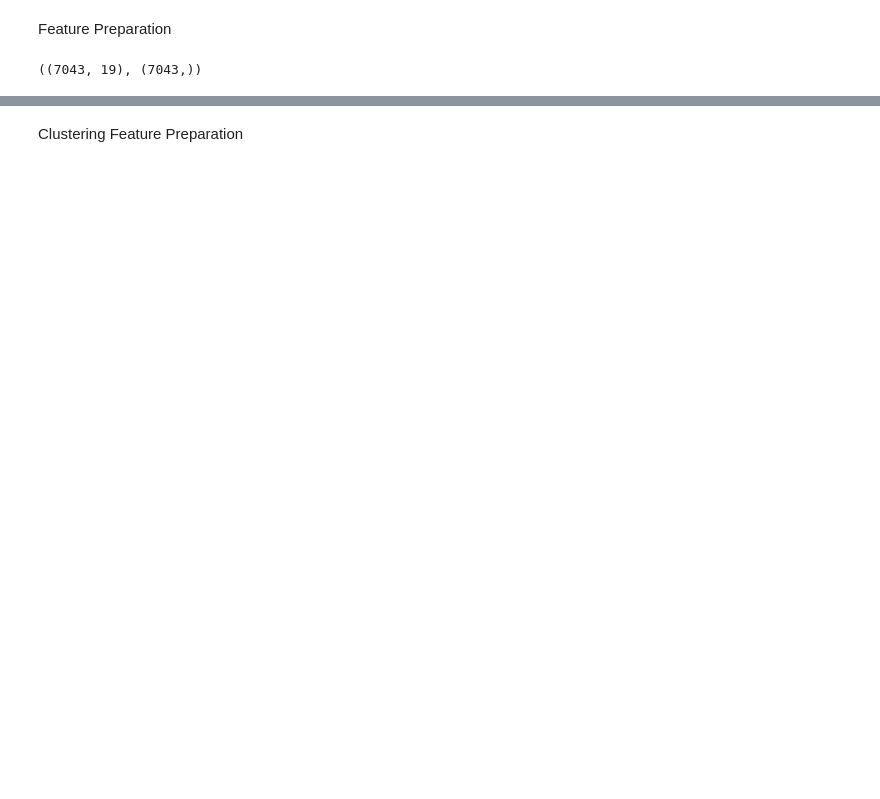
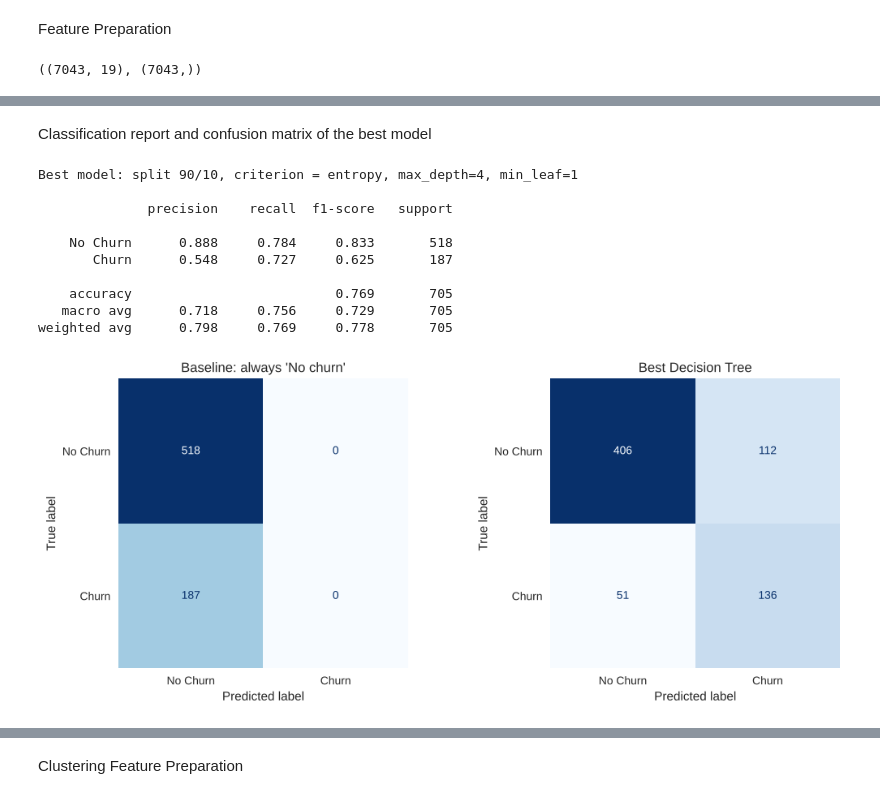
Before and after one commit to najla-alhusaini/it326-telco-churn, a Jupyter notebook: Reports/Phase3.ipynb, the cells around one changed output, grey strips where cells are left out. Drawn from its saved outputs; the diff is of its cells as text; code cells hidden in the pictures; blank space fills up the shorter version.

```diff
--- a/Reports/Phase3.ipynb
+++ b/Reports/Phase3.ipynb
@@ -1118,0 +1022,16 @@ dtype: object
+# %%
+def evaluate(model, X_test, y_test):
+    """Imbalance-aware evaluation on the held-out test set (positive class = Churn)."""
+    y_pred = model.predict(X_test)
+    y_prob = model.predict_proba(X_test)[:, 1]
+    return {
+        "Accuracy": accuracy_score(y_test, y_pred),
+        "Balanced Acc": balanced_accuracy_score(y_test, y_pred),
+        "Precision (Churn)": precision_score(y_test, y_pred, zero_division=0),
+        "Recall (Churn)": recall_score(y_test, y_pred),
+        "F1 (Churn)": f1_score(y_test, y_pred),
+        "ROC-AUC": roc_auc_score(y_test, y_prob),
+        "PR-AUC": average_precision_score(y_test, y_prob),
+    }
+
+metric_cols = ["Accuracy", "Balanced Acc", "Precision (Churn)", "Recall (Churn)", "F1 (Churn)", "ROC-AUC", "PR-AUC"]
@@ -1118,0 +1107,3 @@ dtype: object
+# %%
+improved_df = results_clf_df[results_clf_df["Setup"] == "Improved"]
+improved_df.pivot_table(index="Split", columns="Criterion", values="F1 (Churn)").round(3)
@@ -1118,0 +1118,4 @@ dtype: object
+# %%
+best_row = improved_df.sort_values(["F1 (Churn)", "PR-AUC"], ascending=False).iloc[0]
+best_clf, X_test_best, y_test_best = fitted[(best_row["Split"], best_row["Criterion"])]
+best_row
@@ -1118,0 +1135,32 @@ dtype: object
+# %% [markdown]
+Classification report and confusion matrix of the best model
+# %%
+y_pred_best = best_clf.predict(X_test_best)
+print(f"Best model: split {best_row['Split']}, criterion = {best_row['Criterion']}, {best_row['Params']}\n")
+print(classification_report(y_test_best, y_pred_best, target_names=["No Churn", "Churn"], digits=3))
+
+fig, axes = plt.subplots(1, 2, figsize=(11, 4.5))
+ConfusionMatrixDisplay.from_predictions(y_test_best, baseline.predict(X_test_best),
+                                        display_labels=["No Churn", "Churn"], cmap="Blues",
+                                        colorbar=False, ax=axes[0])
+axes[0].set_title("Baseline: always 'No churn'")
+ConfusionMatrixDisplay.from_predictions(y_test_best, y_pred_best,
+                                        display_labels=["No Churn", "Churn"], cmap="Blues",
+                                        colorbar=False, ax=axes[1])
+axes[1].set_title("Best Decision Tree")
+for ax in axes:
+    ax.grid(False)
+plt.tight_layout()
+plt.show()
+# %% [output]
+Best model: split 90/10, criterion = entropy, max_depth=4, min_leaf=1
+
+              precision    recall  f1-score   support
+
+    No Churn      0.888     0.784     0.833       518
+       Churn      0.548     0.727     0.625       187
+
+    accuracy                          0.769       705
+   macro avg      0.718     0.756     0.729       705
+weighted avg      0.798     0.769     0.778       705
+[figure, added]
```
Also changed, not shown: parts of 66 cells of this notebook, 2 other files.
